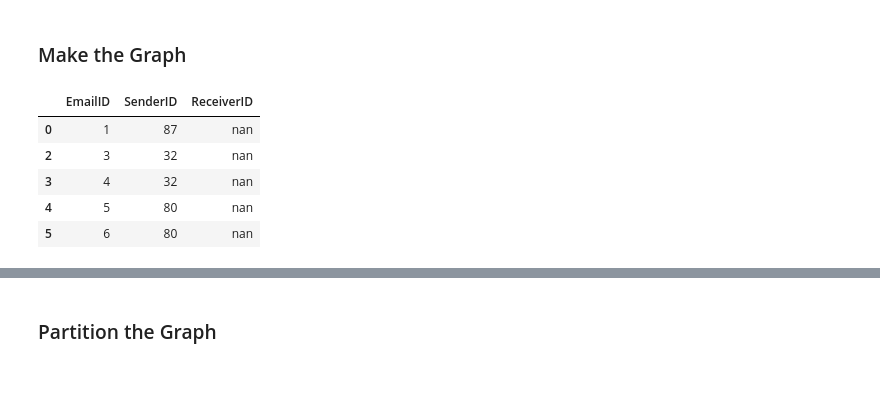
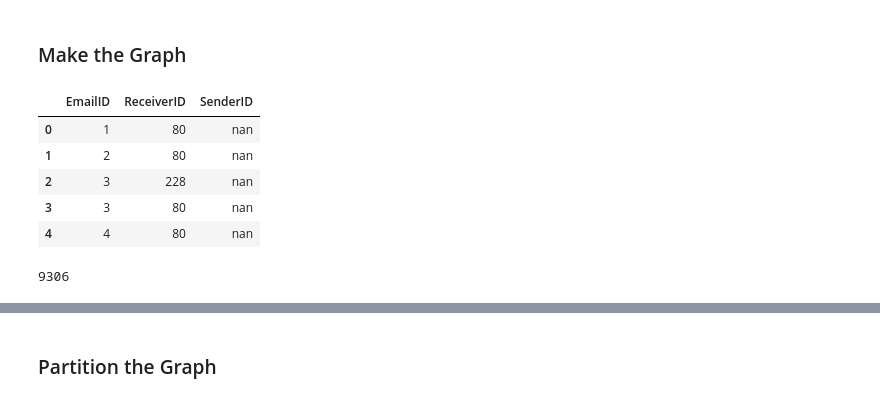
Before and after one commit to Merinorus/adaisawesome, a Jupyter notebook: Homework/05 - Taming Text/HW05_awesometeam_Q4.ipynb, the cells around one changed output, grey strips where cells are left out. Saved outputs shown, nothing was run; the diff lists cells and outputs as text; code cells hidden in the pictures.

```diff
--- a/Homework/05 - Taming Text/HW05_awesometeam_Q4.ipynb
+++ b/Homework/05 - Taming Text/HW05_awesometeam_Q4.ipynb
@@ -14,21 +16,26 @@ G=nx.Graph()
 emails = pd.read_csv('hillary-clinton-emails/emails.csv')
 receivers = pd.read_csv('hillary-clinton-emails/EmailReceivers.csv')
 
-nodes = pd.DataFrame()
-
 emails = emails[pd.notnull(emails['SenderPersonId'])]
-
-nodes['EmailID'] = emails['Id']
-nodes['SenderID'] = emails['SenderPersonId']
-nodes.SenderID = nodes.SenderID.astype(int)
-nodes['ReceiverID'] = 'nan'
-
-nodes.head()
-# %% [output]
-|  | EmailID | SenderID | ReceiverID |
-| 0 | 1 | 87 | nan |
-| 2 | 3 | 32 | nan |
-| 3 | 4 | 32 | nan |
-| 4 | 5 | 80 | nan |
-| 5 | 6 | 80 | nan |
+# %%
+nodes2 = pd.DataFrame()
+
+nodes2['EmailID'] = receivers['EmailId']
+nodes2['ReceiverID'] = receivers['PersonId']
+nodes2['SenderID'] = 'nan'
+
+nodes2.reset_index(drop=True, inplace=True)
+
+nodes2.head()
+# %% [output]
+|  | EmailID | ReceiverID | SenderID |
+| 0 | 1 | 80 | nan |
+| 1 | 2 | 80 | nan |
+| 2 | 3 | 228 | nan |
+| 3 | 3 | 80 | nan |
+| 4 | 4 | 80 | nan |
+# %%
+len(nodes2)
+# %% [output]
+9306
 # %%
```
Also changed, not shown: parts of 10 cells of this notebook, 4 other files.
